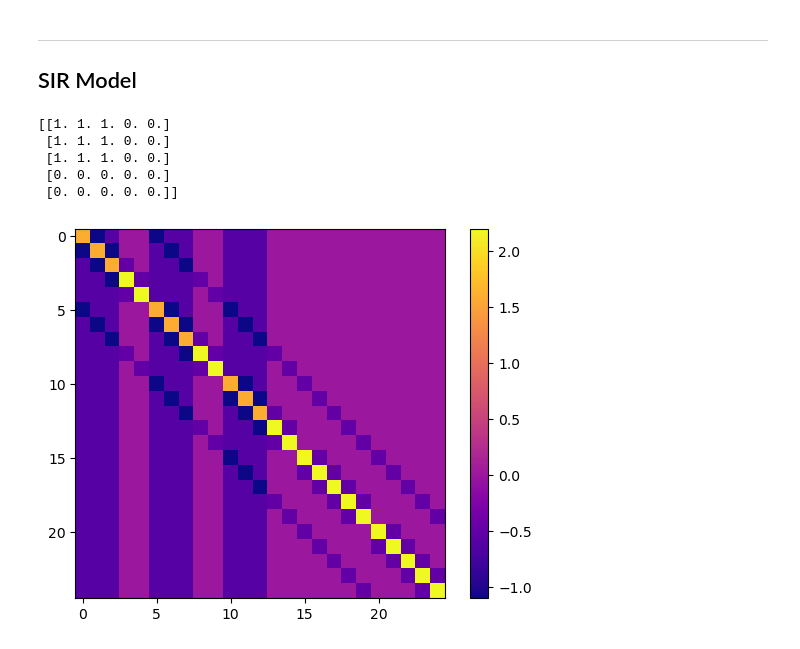
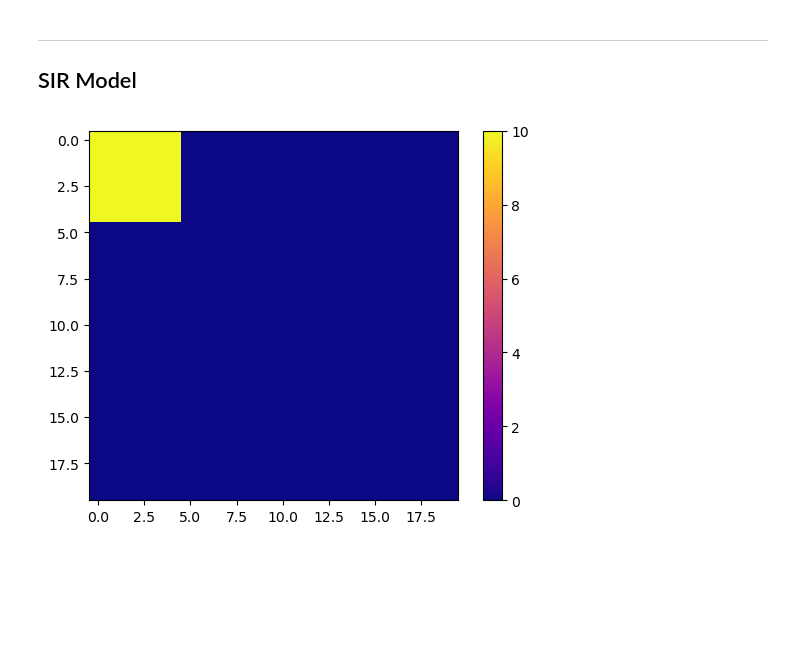
Before and after one commit to TrymSaether/project-1--tma4212-FDM, a Jupyter notebook: code/diverse.ipynb, the cells around one changed output. Saved outputs shown, nothing was run; the diff lists cells and outputs as text; code cells hidden in the pictures; blank space fills up the shorter version.

```diff
--- a/code/diverse.ipynb
+++ b/code/diverse.ipynb
@@ -30,49 +35,40 @@ print("First few elements:", S[:5])
 # %%
 from scipy.sparse import diags, eye, kron
 
 def laplacian(m, n=None):
     if n == None:
         n = m
 
     C_m = diags([-1, 2, -1], [-1, 0, 1], shape=(m, m))
     C_n = diags([-1, 2, -1], [-1, 0, 1], shape=(n, n))
 
     I_m = eye(m)
     I_n = eye(n)
 
     D = kron(C_n, I_m) + kron(I_n, C_m)
     return D
 
-M = 5
+M = 20
 h = 1/M
 beta = 3.0
 mu_s = 0.1
 mu_i = 0.50
 
 I = np.zeros((M, M))
 # Set the initial condition: bottom left corner is 1, rest are 0
-I[:3, :3] = 1
-print(I)
+I[:5, :5] = 10
 
-
+plt.imshow(I, cmap='plasma', interpolation='nearest')
+plt.colorbar()
+plt.show()
 dS = laplacian(M)
 
 S = eye(M**2)
-SI = eye(M**2).dot(I.flatten())
+SI = eye(M**2).dot(I.flatten('F'))
 
 S_nxt = h*S - h*beta*SI + mu_s/h * dS
-
-plt.imshow(S_nxt.tolist(), cmap='plasma', interpolation='nearest')
-plt.colorbar()
-plt.show()
-# So
 # %% [output]
-[[1. 1. 1. 0. 0.]
- [1. 1. 1. 0. 0.]
- [1. 1. 1. 0. 0.]
- [0. 0. 0. 0. 0.]
- [0. 0. 0. 0. 0.]]
-[figure, old version]
+[figure, new version]
 # %%
 import numpy as np
 from scipy.sparse import diags, eye, kron
```
Also changed, not shown: parts of 6 cells of this notebook, 7 other files.
